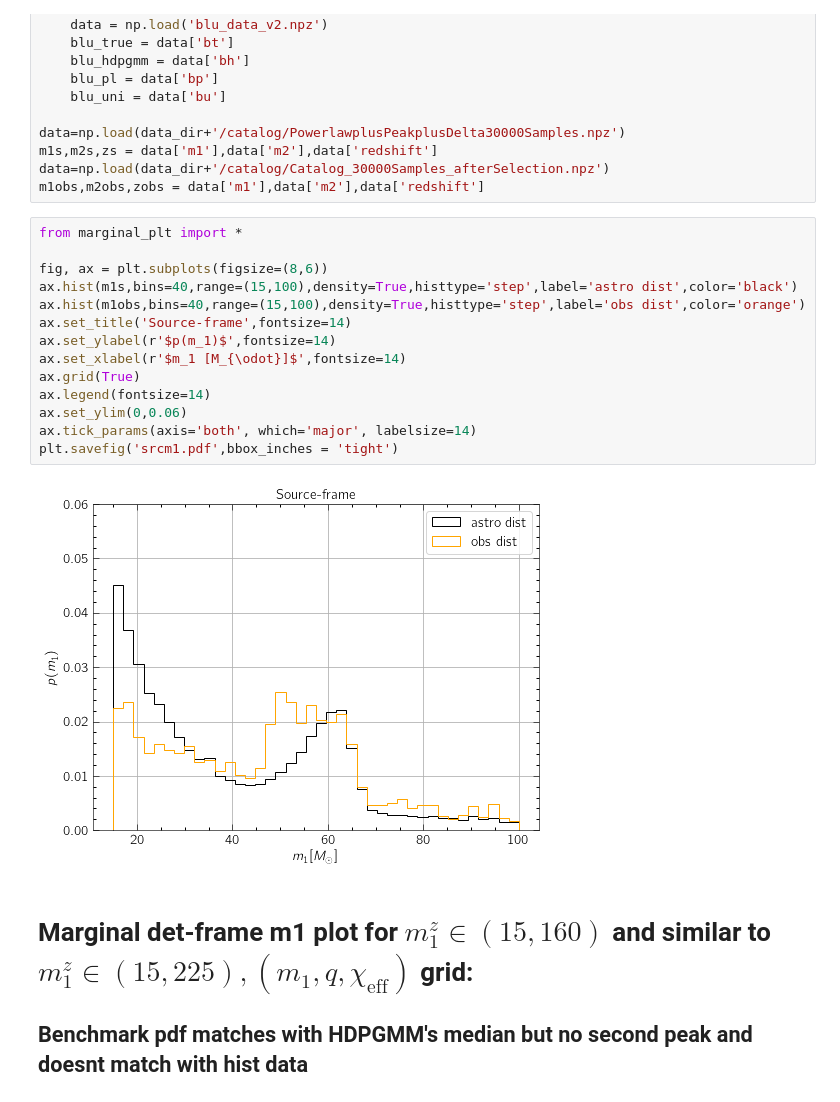
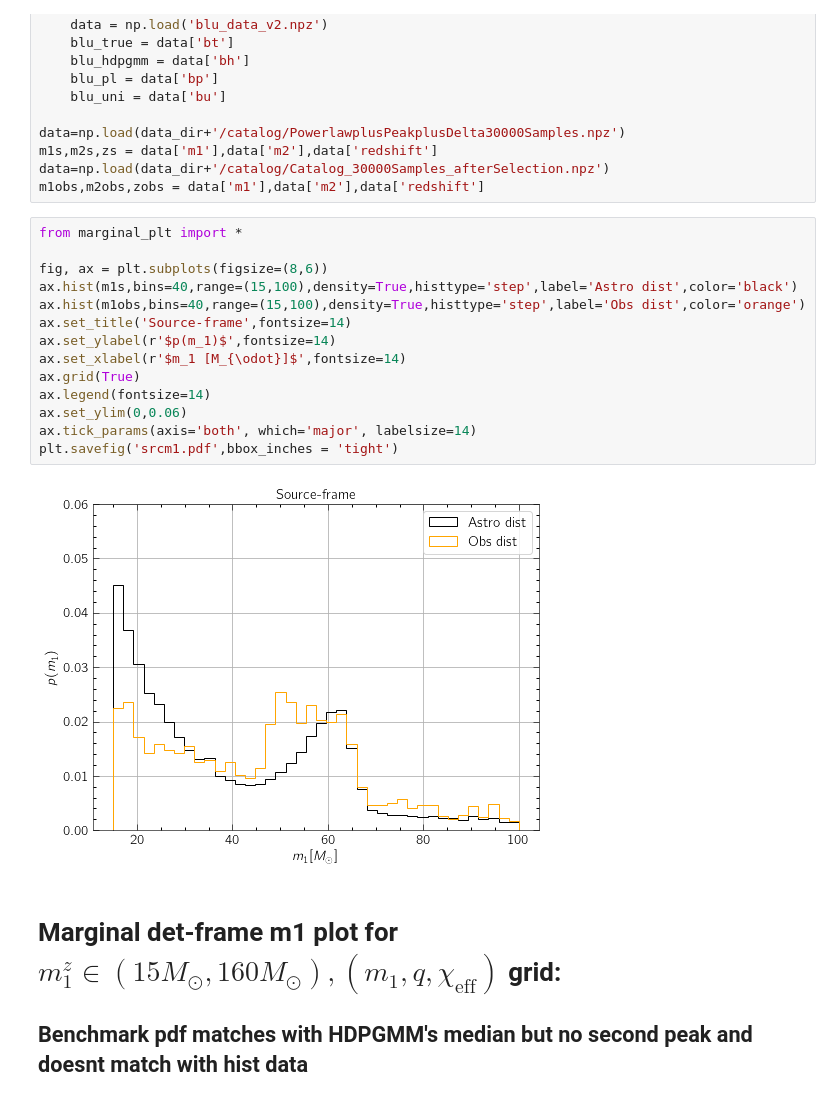
Before and after one commit to sterinaldi/lensingpop, a Jupyter notebook: result/working.ipynb, the cells around one changed output. Drawn from its saved outputs; the diff is of its cells as text.

```diff
--- a/result/working.ipynb
+++ b/result/working.ipynb
@@ -43,21 +43,21 @@ m1obs,m2obs,zobs = data['m1'],data['m2'],data['redshift']
 # %%
 from marginal_plt import *
 
 fig, ax = plt.subplots(figsize=(8,6))
-ax.hist(m1s,bins=40,range=(15,100),density=True,histtype='step',label='astro dist',color='black')
-ax.hist(m1obs,bins=40,range=(15,100),density=True,histtype='step',label='obs dist',color='orange')
+ax.hist(m1s,bins=40,range=(15,100),density=True,histtype='step',label='Astro dist',color='black')
+ax.hist(m1obs,bins=40,range=(15,100),density=True,histtype='step',label='Obs dist',color='orange')
 ax.set_title('Source-frame',fontsize=14)
 ax.set_ylabel(r'$p(m_1)$',fontsize=14)
 ax.set_xlabel(r'$m_1 [M_{\odot}]$',fontsize=14)
 ax.grid(True)
 ax.legend(fontsize=14)
 ax.set_ylim(0,0.06)
 ax.tick_params(axis='both', which='major', labelsize=14)
 plt.savefig('srcm1.pdf',bbox_inches = 'tight')
 # %% [output]
-[figure, old version]
+[figure, new version]
 # %% [markdown]
-# Marginal det-frame m1 plot for $m_1^z \in (15,160)$ and similar to $m_1^z \in (15,225), ( m_1, q, \chi_{\mathrm{eff}})$ grid:
+# Marginal det-frame m1 plot for $m_1^z \in (15M_{\odot},160M_{\odot}), ( m_1, q, \chi_{\mathrm{eff}})$ grid:
 ## Benchmark pdf matches with HDPGMM's median but no second peak and doesnt match with hist data
 # %%
 z_bds  = [0.01,1.3]
```
Also changed, not shown: parts of 12 cells of this notebook, 1 other file.
